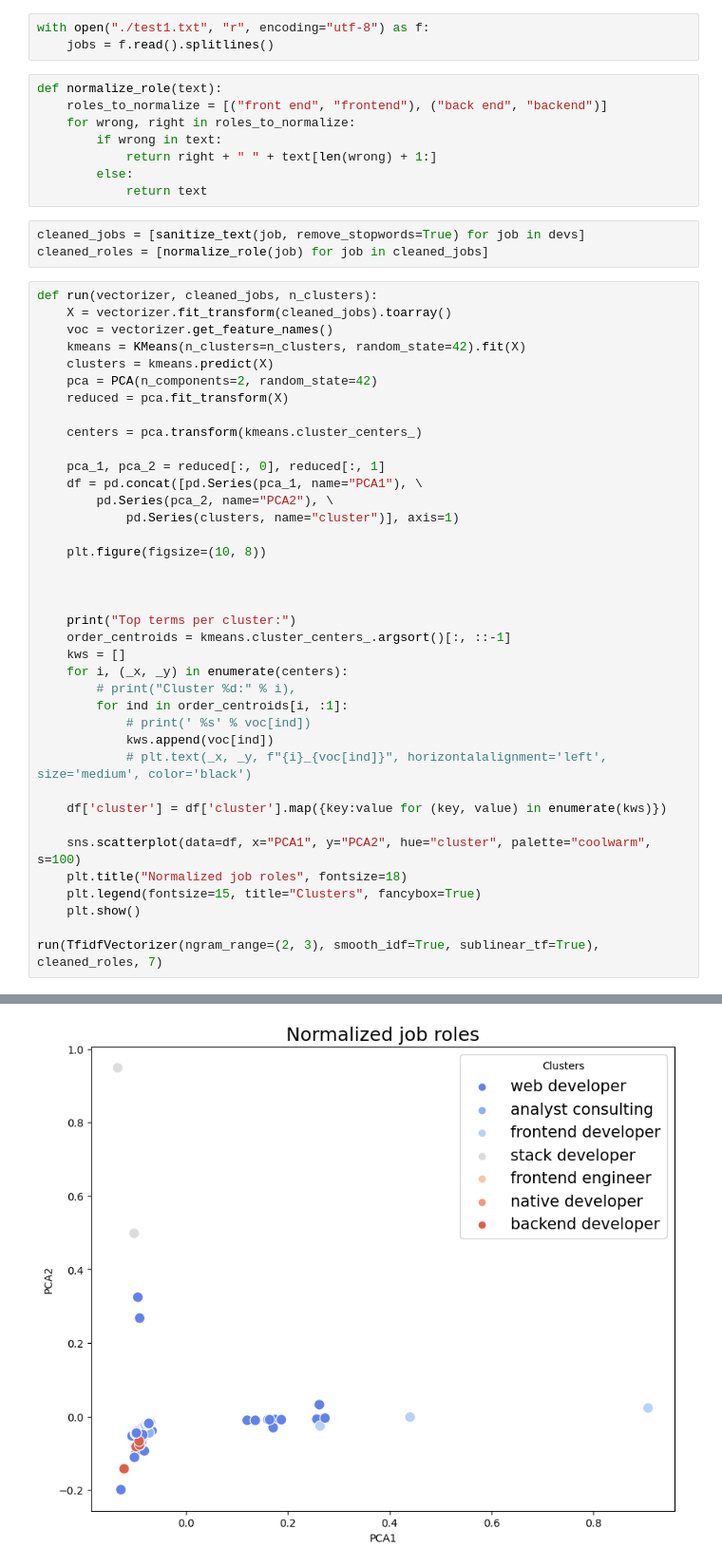
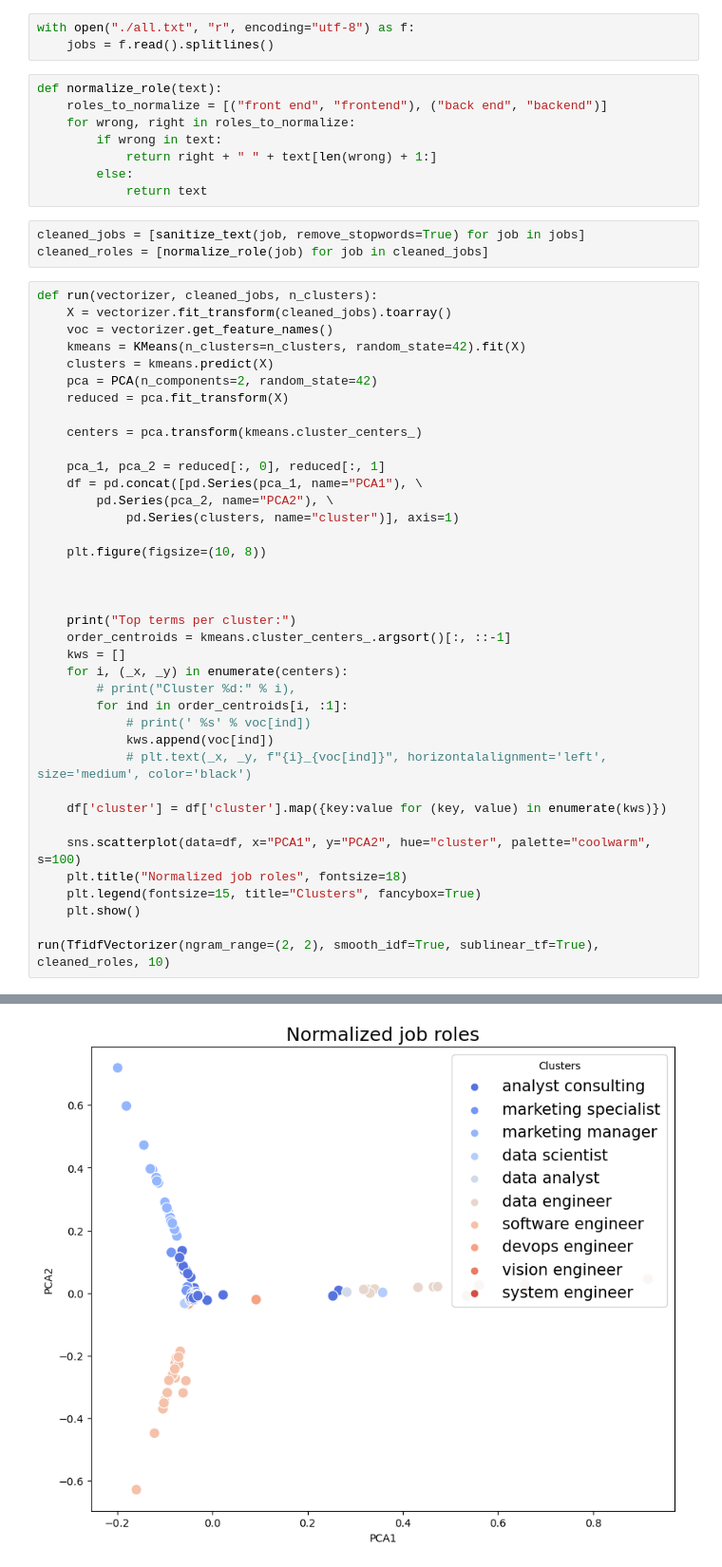
Before and after one commit to andrea-dagostino/simple_keyword_clusterer, a Jupyter notebook: test.ipynb, the cells around one changed output, grey strips where cells are left out. Shown at 95% size. Saved outputs shown, nothing was run; the diff lists cells and outputs as text.

```diff
--- a/test.ipynb
+++ b/test.ipynb
@@ -51,7 +51,7 @@ def sanitize_text(text: str, remove_stopwords: bool) -> str:
     text = text.lower().strip()
     return text
 # %%
-with open("./test1.txt", "r", encoding="utf-8") as f:
+with open("./all.txt", "r", encoding="utf-8") as f:
     jobs = f.read().splitlines()
 # %%
 def normalize_role(text):
@@ -62,7 +62,7 @@ def normalize_role(text):
         else:
             return text
 # %%
-cleaned_jobs = [sanitize_text(job, remove_stopwords=True) for job in devs]
+cleaned_jobs = [sanitize_text(job, remove_stopwords=True) for job in jobs]
 cleaned_roles = [normalize_role(job) for job in cleaned_jobs]
 # %%
 def run(vectorizer, cleaned_jobs, n_clusters):
@@ -76,34 +76,34 @@ def run(vectorizer, cleaned_jobs, n_clusters):
     centers = pca.transform(kmeans.cluster_centers_)
 
     pca_1, pca_2 = reduced[:, 0], reduced[:, 1]
     df = pd.concat([pd.Series(pca_1, name="PCA1"), \
         pd.Series(pca_2, name="PCA2"), \
             pd.Series(clusters, name="cluster")], axis=1)
 
     plt.figure(figsize=(10, 8))
 
 
 
     print("Top terms per cluster:")
     order_centroids = kmeans.cluster_centers_.argsort()[:, ::-1]
     kws = []
     for i, (_x, _y) in enumerate(centers):
         # print("Cluster %d:" % i),
         for ind in order_centroids[i, :1]:
             # print(' %s' % voc[ind])
             kws.append(voc[ind])
             # plt.text(_x, _y, f"{i}_{voc[ind]}", horizontalalignment='left', size='medium', color='black')
 
     df['cluster'] = df['cluster'].map({key:value for (key, value) in enumerate(kws)})
 
     sns.scatterplot(data=df, x="PCA1", y="PCA2", hue="cluster", palette="coolwarm", s=100)
     plt.title("Normalized job roles", fontsize=18)
     plt.legend(fontsize=15, title="Clusters", fancybox=True)
     plt.show()
 
-run(TfidfVectorizer(ngram_range=(2, 3), smooth_idf=True, sublinear_tf=True), cleaned_roles, 7)
+run(TfidfVectorizer(ngram_range=(2, 2), smooth_idf=True, sublinear_tf=True), cleaned_roles, 10)
 # %% [output]
 Top terms per cluster:
-[figure, old version]
+[figure, new version]
 # %%
 # todo: remove "full time" and other temporal indicators
```
Also changed, not shown: parts of 1 cell of this notebook, 4 other files.
